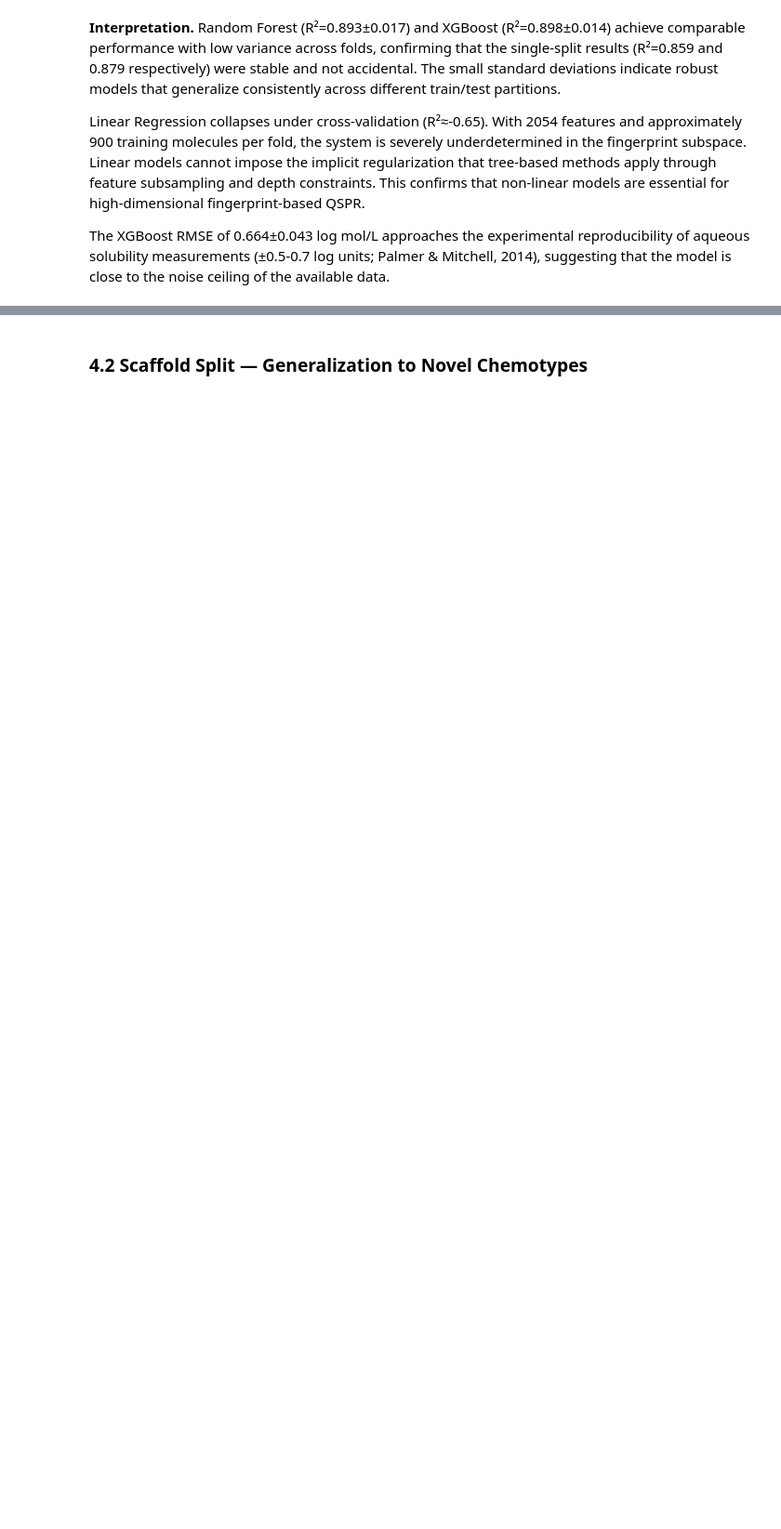
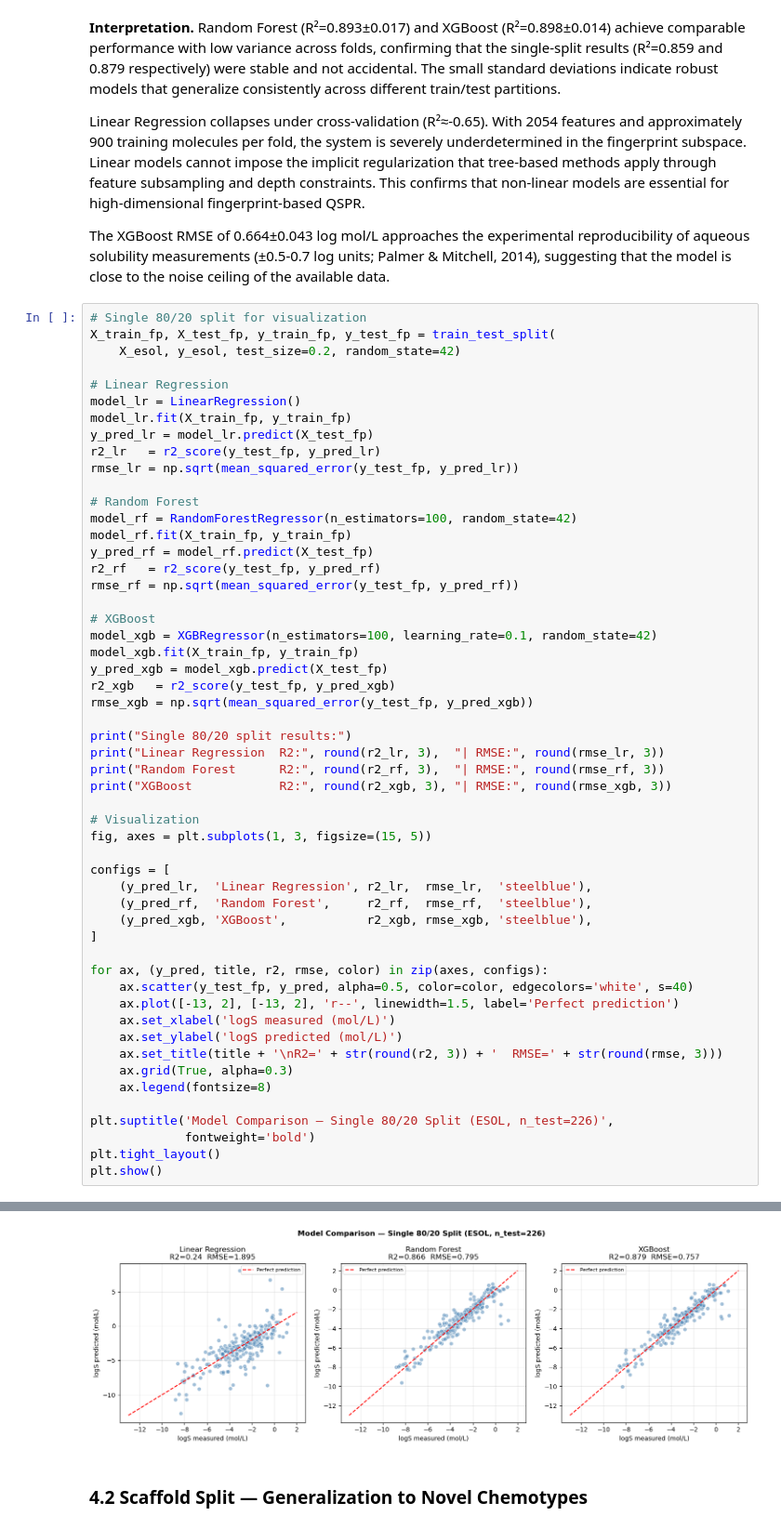
Before and after one commit to tub-aspique/cheminformatics, a Jupyter notebook: notebooks/01_esol_solubility_1.ipynb, the cells around one changed output, grey strips where cells are left out. Shown at 93% size. Saved outputs shown, nothing was run; the diff lists cells and outputs as text; blank space fills up the shorter version.

```diff
--- a/notebooks/01_esol_solubility_1.ipynb
+++ b/notebooks/01_esol_solubility_1.ipynb
@@ -244,3 +388,57 @@ for name, model in models_cv.items():
 Linear Regression collapses under cross-validation (R²≈-0.65). With 2054 features and approximately 900 training molecules per fold, the system is severely underdetermined in the fingerprint subspace. Linear models cannot impose the implicit regularization that tree-based methods apply through feature subsampling and depth constraints. This confirms that non-linear models are essential for high-dimensional fingerprint-based QSPR.
 
 The XGBoost RMSE of 0.664±0.043 log mol/L approaches the experimental reproducibility of aqueous solubility measurements (±0.5-0.7 log units; Palmer & Mitchell, 2014), suggesting that the model is close to the noise ceiling of the available data.
+# %%
+# Single 80/20 split for visualization
+X_train_fp, X_test_fp, y_train_fp, y_test_fp = train_test_split(
+    X_esol, y_esol, test_size=0.2, random_state=42)
+
+# Linear Regression
+model_lr = LinearRegression()
+model_lr.fit(X_train_fp, y_train_fp)
+y_pred_lr = model_lr.predict(X_test_fp)
+r2_lr   = r2_score(y_test_fp, y_pred_lr)
+rmse_lr = np.sqrt(mean_squared_error(y_test_fp, y_pred_lr))
+
+# Random Forest
+model_rf = RandomForestRegressor(n_estimators=100, random_state=42)
+model_rf.fit(X_train_fp, y_train_fp)
+y_pred_rf = model_rf.predict(X_test_fp)
+r2_rf   = r2_score(y_test_fp, y_pred_rf)
+rmse_rf = np.sqrt(mean_squared_error(y_test_fp, y_pred_rf))
+
+# XGBoost
+model_xgb = XGBRegressor(n_estimators=100, learning_rate=0.1, random_state=42)
+model_xgb.fit(X_train_fp, y_train_fp)
+y_pred_xgb = model_xgb.predict(X_test_fp)
+r2_xgb   = r2_score(y_test_fp, y_pred_xgb)
+rmse_xgb = np.sqrt(mean_squared_error(y_test_fp, y_pred_xgb))
+
+print("Single 80/20 split results:")
+print("Linear Regression  R2:", round(r2_lr, 3),  "| RMSE:", round(rmse_lr, 3))
+print("Random Forest      R2:", round(r2_rf, 3),  "| RMSE:", round(rmse_rf, 3))
+print("XGBoost            R2:", round(r2_xgb, 3), "| RMSE:", round(rmse_xgb, 3))
+
+# Visualization
+fig, axes = plt.subplots(1, 3, figsize=(15, 5))
+
+configs = [
+    (y_pred_lr,  'Linear Regression', r2_lr,  rmse_lr,  'steelblue'),
+    (y_pred_rf,  'Random Forest',     r2_rf,  rmse_rf,  'steelblue'),
+    (y_pred_xgb, 'XGBoost',           r2_xgb, rmse_xgb, 'steelblue'),
+]
+
+for ax, (y_pred, title, r2, rmse, color) in zip(axes, configs):
+    ax.scatter(y_test_fp, y_pred, alpha=0.5, color=color, edgecolors='white', s=40)
+    ax.plot([-13, 2], [-13, 2], 'r--', linewidth=1.5, label='Perfect prediction')
+    ax.set_xlabel('logS measured (mol/L)')
+    ax.set_ylabel('logS predicted (mol/L)')
+    ax.set_title(title + '\nR2=' + str(round(r2, 3)) + '  RMSE=' + str(round(rmse, 3)))
+    ax.grid(True, alpha=0.3)
+    ax.legend(fontsize=8)
+
+plt.suptitle('Model Comparison — Single 80/20 Split (ESOL, n_test=226)',
+             fontweight='bold')
+plt.tight_layout()
+plt.show()
+# %% [output]
@@ -247,3 +449,4 @@ The XGBoost RMSE of 0.664±0.043 log mol/L approaches the experimental reproduci
+[figure, added]
 # %% [markdown]
 ### 4.2 Scaffold Split — Generalization to Novel Chemotypes
 # %%
```
Also changed, not shown: parts of 22 cells of this notebook.
